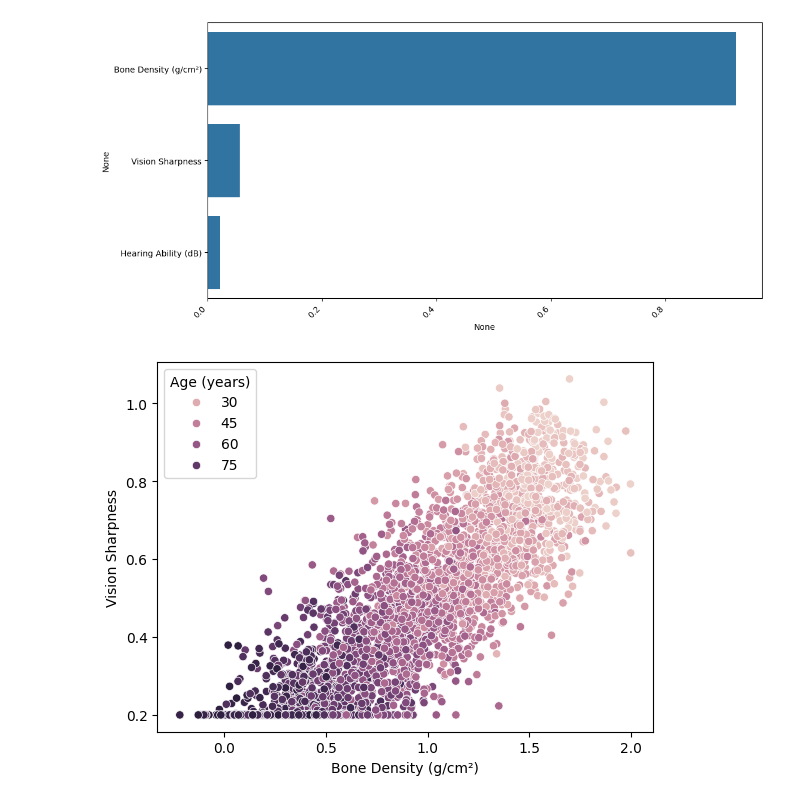
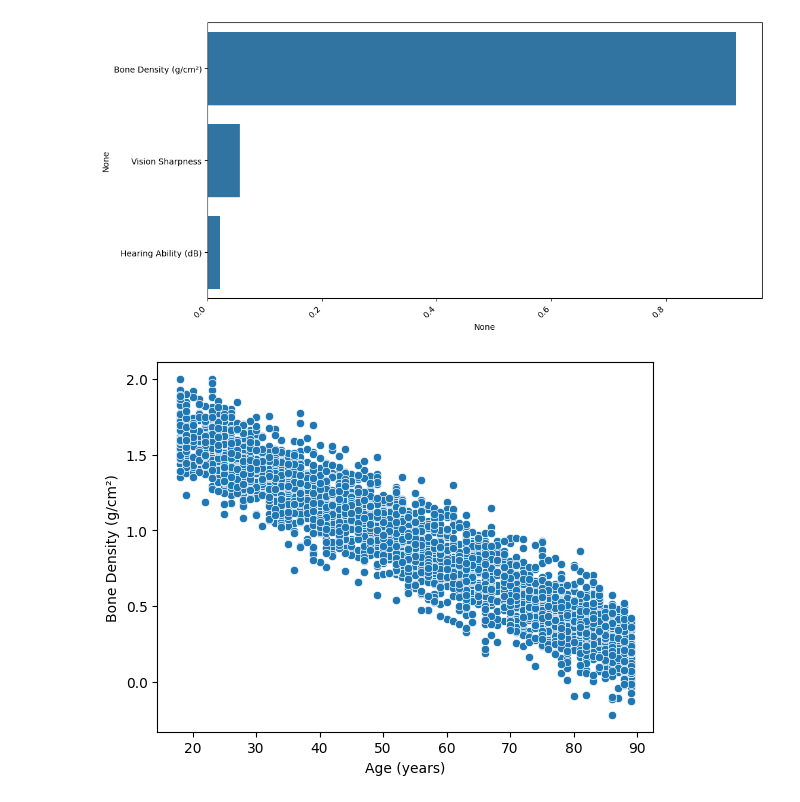
Before and after one commit to esmit289-maker/DTSC-2301-2302-Portfolio, a Jupyter notebook: Project2.ipynb, the cells around one changed output. Saved outputs shown, nothing was run; the diff lists cells and outputs as text; code cells hidden in the pictures.

```diff
--- a/Project2.ipynb
+++ b/Project2.ipynb
@@ -473,8 +473,8 @@ plt.show()
 # %% [output]
 [figure]
 # %%
-# Creates a scatterplot of the third models most important features with the dependent variables age
-sns.scatterplot(data=df, x="Bone Density (g/cm²)", y="Vision Sharpness", hue = "Age (years)")
+# Created a scatterplot of the top feature importance with the age to see the correlation
+sns.scatterplot(data=df_copy2, x="Age (years)", y='Bone Density (g/cm²)')
 plt.show()
 # %% [output]
-[figure, old version]
+[figure, new version]
```
Also changed, not shown: parts of 21 cells of this notebook.
